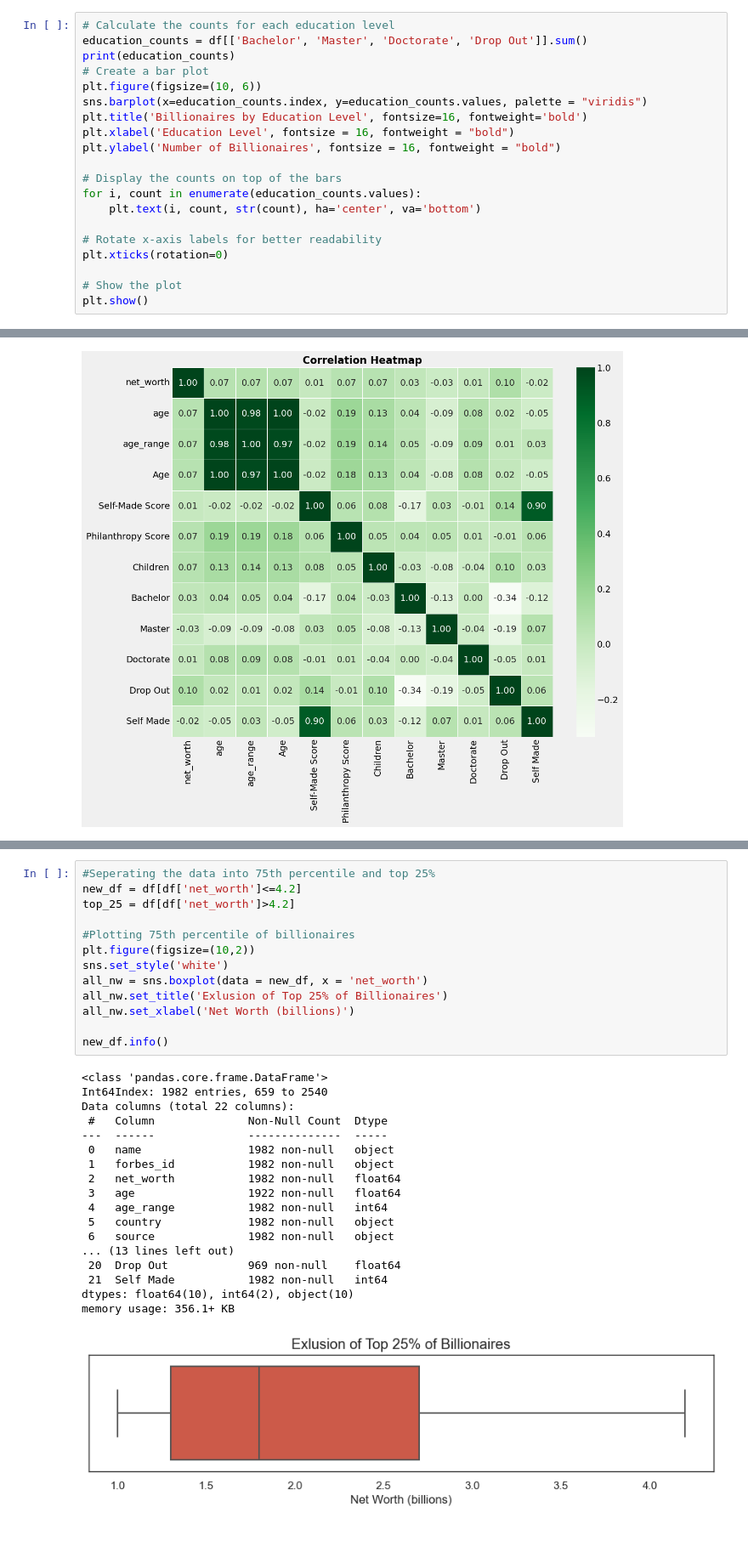
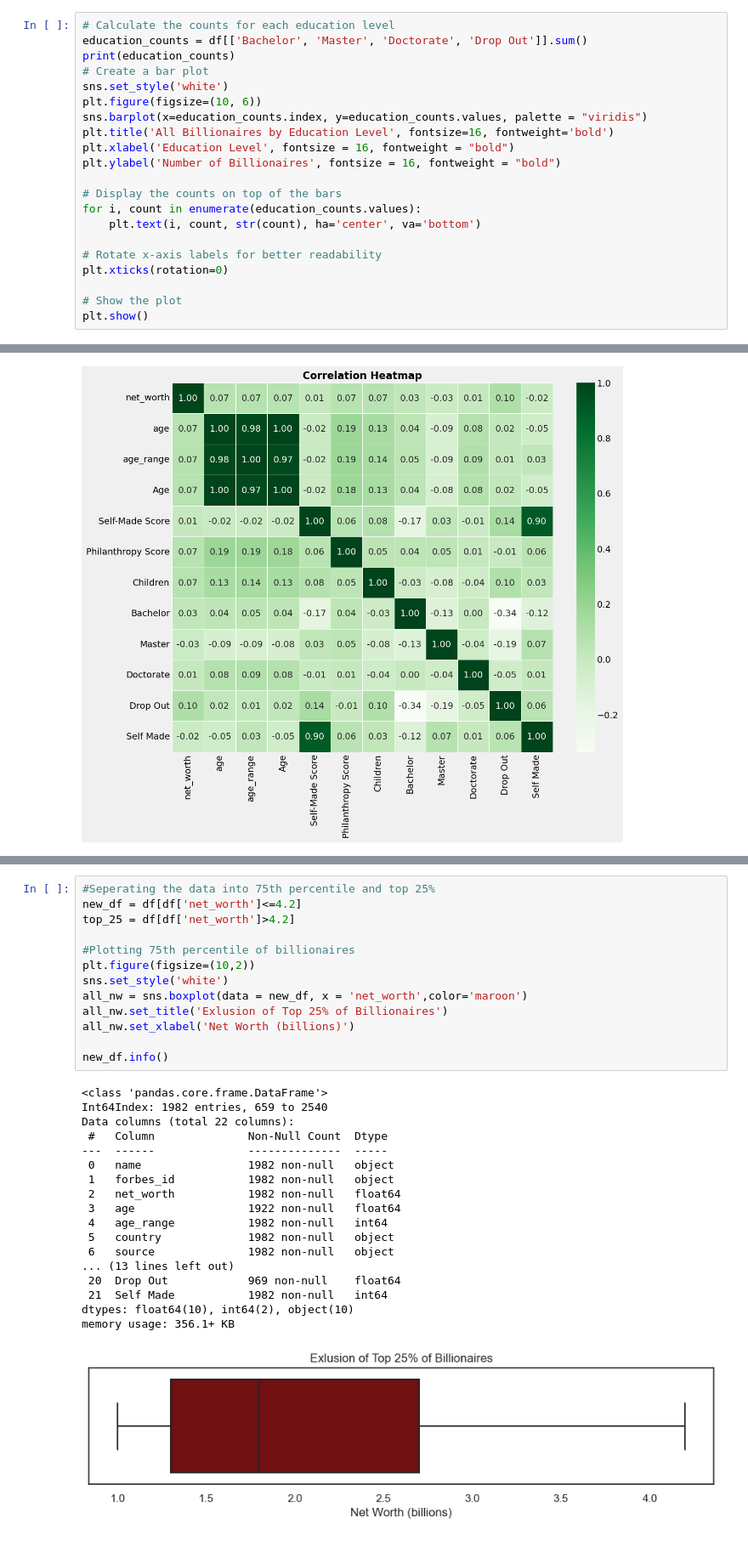
Before and after one commit to Spikes666/Data-Dive-3, a Jupyter notebook: main 2.ipynb, the cells around one changed output, grey strips where cells are left out. Shown at 85% size. Saved outputs shown, nothing was run; the diff lists cells and outputs as text.

```diff
--- a/main 2.ipynb
+++ b/main 2.ipynb
@@ -217,9 +217,10 @@ Education: Bachelor of Arts/Science, Harvard University; Drop Out, Stanford Univ
 education_counts = df[['Bachelor', 'Master', 'Doctorate', 'Drop Out']].sum()
 print(education_counts)
 # Create a bar plot
+sns.set_style('white')
 plt.figure(figsize=(10, 6))
 sns.barplot(x=education_counts.index, y=education_counts.values, palette = "viridis")
-plt.title('Billionaires by Education Level', fontsize=16, fontweight='bold')
+plt.title('All Billionaires by Education Level', fontsize=16, fontweight='bold')
 plt.xlabel('Education Level', fontsize = 16, fontweight = "bold")
 plt.ylabel('Number of Billionaires', fontsize = 16, fontweight = "bold")
 
@@ -326,35 +329,35 @@ Name: net_worth, dtype: float64
 # %%
 #Seperating the data into 75th percentile and top 25%
 new_df = df[df['net_worth']<=4.2]
 top_25 = df[df['net_worth']>4.2]
 
 #Plotting 75th percentile of billionaires
 plt.figure(figsize=(10,2))
 sns.set_style('white')
-all_nw = sns.boxplot(data = new_df, x = 'net_worth')
+all_nw = sns.boxplot(data = new_df, x = 'net_worth',color='maroon')
 all_nw.set_title('Exlusion of Top 25% of Billionaires')
 all_nw.set_xlabel('Net Worth (billions)')
 
 new_df.info()
 # %% [output]
 <class 'pandas.core.frame.DataFrame'>
 Int64Index: 1982 entries, 659 to 2540
 Data columns (total 22 columns):
  #   Column              Non-Null Count  Dtype
 ---  ------              --------------  -----
  0   name                1982 non-null   object
  1   forbes_id           1982 non-null   object
  2   net_worth           1982 non-null   float64
  3   age                 1922 non-null   float64
  4   age_range           1982 non-null   int64
  5   country             1982 non-null   object
  6   source              1982 non-null   object
 ... (13 lines left out)
  20  Drop Out            969 non-null    float64
  21  Self Made           1982 non-null   int64
 dtypes: float64(10), int64(2), object(10)
 memory usage: 356.1+ KB
-[figure, old version]
+[figure, new version]
 # %%
 #Verifying number of billionaires left in stratified data
 new_df['Self Made'].value_counts()
```
Also changed, not shown: parts of 7 cells of this notebook.
